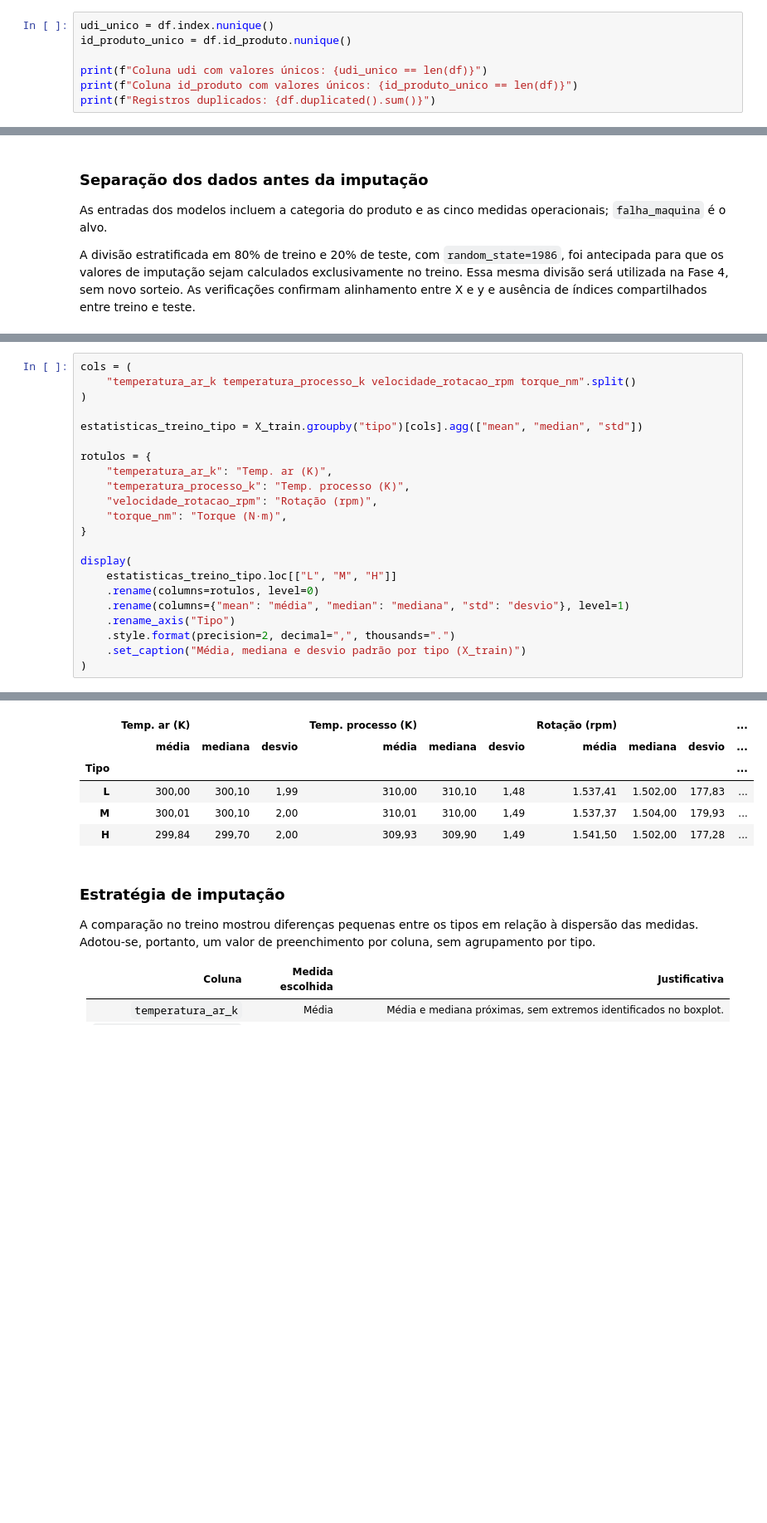
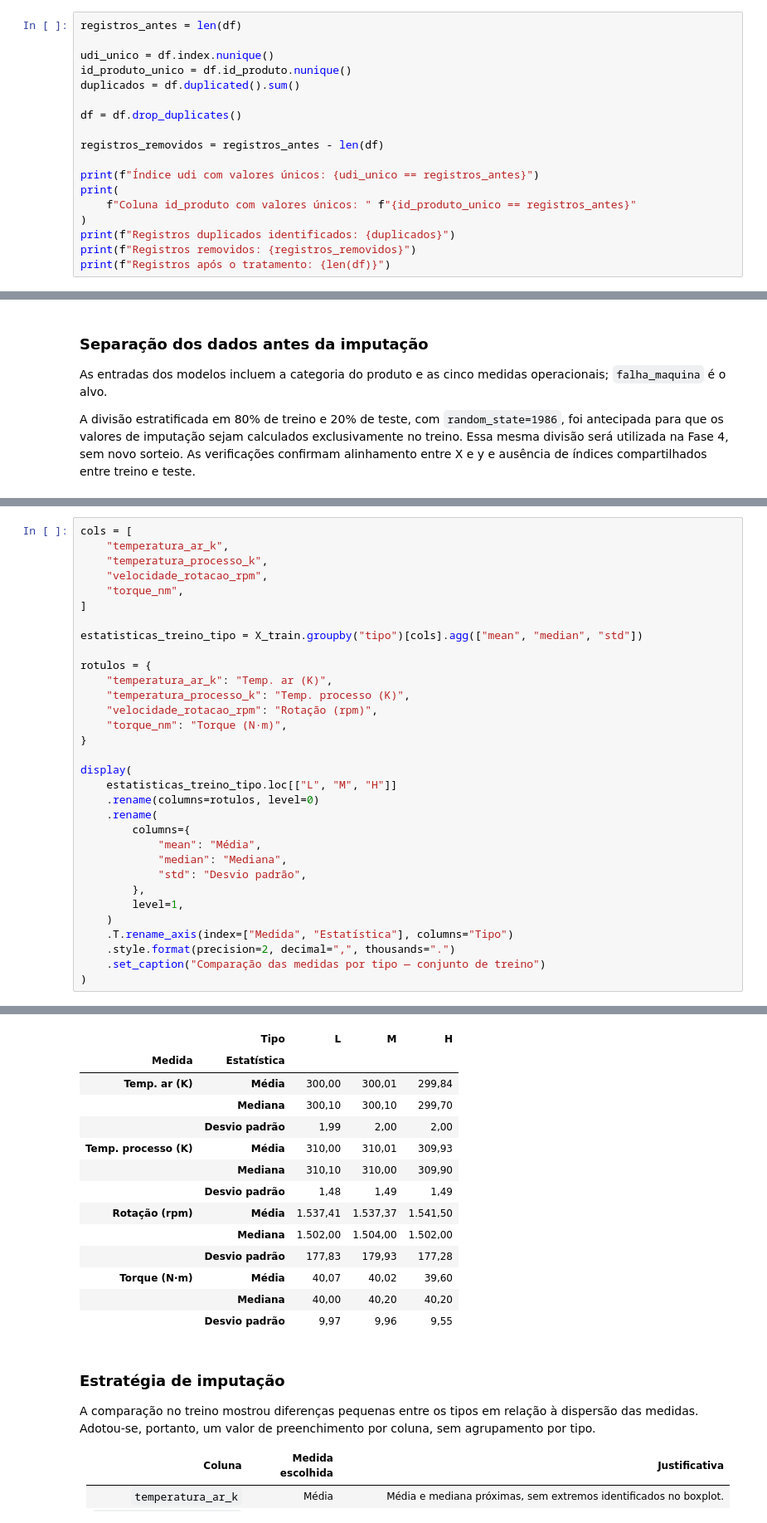
Before and after one commit to CorreaBrunoMiguel/projeto_final, a Jupyter notebook: notebooks/manutencao_preditiva.ipynb, the cells around one changed output, grey strips where cells are left out. Shown at 83% size. Saved outputs shown, nothing was run; the diff lists cells and outputs as text; blank space fills up the shorter version.

```diff
--- a/notebooks/manutencao_preditiva.ipynb
+++ b/notebooks/manutencao_preditiva.ipynb
@@ -327,10 +366,21 @@ As correlações fracas com o alvo não justificam, isoladamente, a exclusão de
 # %% [markdown]
 ## Fase 2 — Limpeza e tratamento dos dados
 # %%
+registros_antes = len(df)
+
 udi_unico = df.index.nunique()
 id_produto_unico = df.id_produto.nunique()
+duplicados = df.duplicated().sum()
 
-print(f"Coluna udi com valores únicos: {udi_unico == len(df)}")
-print(f"Coluna id_produto com valores únicos: {id_produto_unico == len(df)}")
-print(f"Registros duplicados: {df.duplicated().sum()}")
+df = df.drop_duplicates()
+
+registros_removidos = registros_antes - len(df)
+
+print(f"Índice udi com valores únicos: {udi_unico == registros_antes}")
+print(
+    f"Coluna id_produto com valores únicos: " f"{id_produto_unico == registros_antes}"
+)
+print(f"Registros duplicados identificados: {duplicados}")
+print(f"Registros removidos: {registros_removidos}")
+print(f"Registros após o tratamento: {len(df)}")
 # %% [output]
@@ -490,7 +528,10 @@ y: Índices compartilhados 0
 # %%
-cols = (
-    "temperatura_ar_k temperatura_processo_k velocidade_rotacao_rpm torque_nm".split()
-)
+cols = [
+    "temperatura_ar_k",
+    "temperatura_processo_k",
+    "velocidade_rotacao_rpm",
+    "torque_nm",
+]
 
 estatisticas_treino_tipo = X_train.groupby("tipo")[cols].agg(["mean", "median", "std"])
 
@@ -504,9 +545,16 @@ rotulos = {
 display(
     estatisticas_treino_tipo.loc[["L", "M", "H"]]
     .rename(columns=rotulos, level=0)
-    .rename(columns={"mean": "média", "median": "mediana", "std": "desvio"}, level=1)
-    .rename_axis("Tipo")
+    .rename(
+        columns={
+            "mean": "Média",
+            "median": "Mediana",
+            "std": "Desvio padrão",
+        },
+        level=1,
+    )
+    .T.rename_axis(index=["Medida", "Estatística"], columns="Tipo")
     .style.format(precision=2, decimal=",", thousands=".")
-    .set_caption("Média, mediana e desvio padrão por tipo (X_train)")
+    .set_caption("Comparação das medidas por tipo — conjunto de treino")
 )
 # %% [output]
@@ -514,9 +562,17 @@ Média, mediana e desvio padrão por tipo (X_train)
-|  | Temp. ar (K) |  |  | Temp. processo (K) |  |  | Rotação (rpm) |  |  | ... |
-|  | média | mediana | desvio | média | mediana | desvio | média | mediana | desvio | ... |
-| Tipo |  |  |  |  |  |  |  |  |  | ... |
-| L | 300,00 | 300,10 | 1,99 | 310,00 | 310,10 | 1,48 | 1.537,41 | 1.502,00 | 177,83 | ... |
-| M | 300,01 | 300,10 | 2,00 | 310,01 | 310,00 | 1,49 | 1.537,37 | 1.504,00 | 179,93 | ... |
-| H | 299,84 | 299,70 | 2,00 | 309,93 | 309,90 | 1,49 | 1.541,50 | 1.502,00 | 177,28 | ... |
+|  | Tipo | L | M | H |
+| Medida | Estatística |  |  |  |
+| Temp. ar (K) | Média | 300,00 | 300,01 | 299,84 |
+|  | Mediana | 300,10 | 300,10 | 299,70 |
+|  | Desvio padrão | 1,99 | 2,00 | 2,00 |
+| Temp. processo (K) | Média | 310,00 | 310,01 | 309,93 |
+|  | Mediana | 310,10 | 310,00 | 309,90 |
+|  | Desvio padrão | 1,48 | 1,49 | 1,49 |
+| Rotação (rpm) | Média | 1.537,41 | 1.537,37 | 1.541,50 |
+|  | Mediana | 1.502,00 | 1.504,00 | 1.502,00 |
+|  | Desvio padrão | 177,83 | 179,93 | 177,28 |
+| Torque (N·m) | Média | 40,07 | 40,02 | 39,60 |
+|  | Mediana | 40,00 | 40,20 | 40,20 |
+|  | Desvio padrão | 9,97 | 9,96 | 9,55 |
 # %% [markdown]
 ### Estratégia de imputação
 
```
Also changed, not shown: parts of 24 cells of this notebook, 4 other files.
